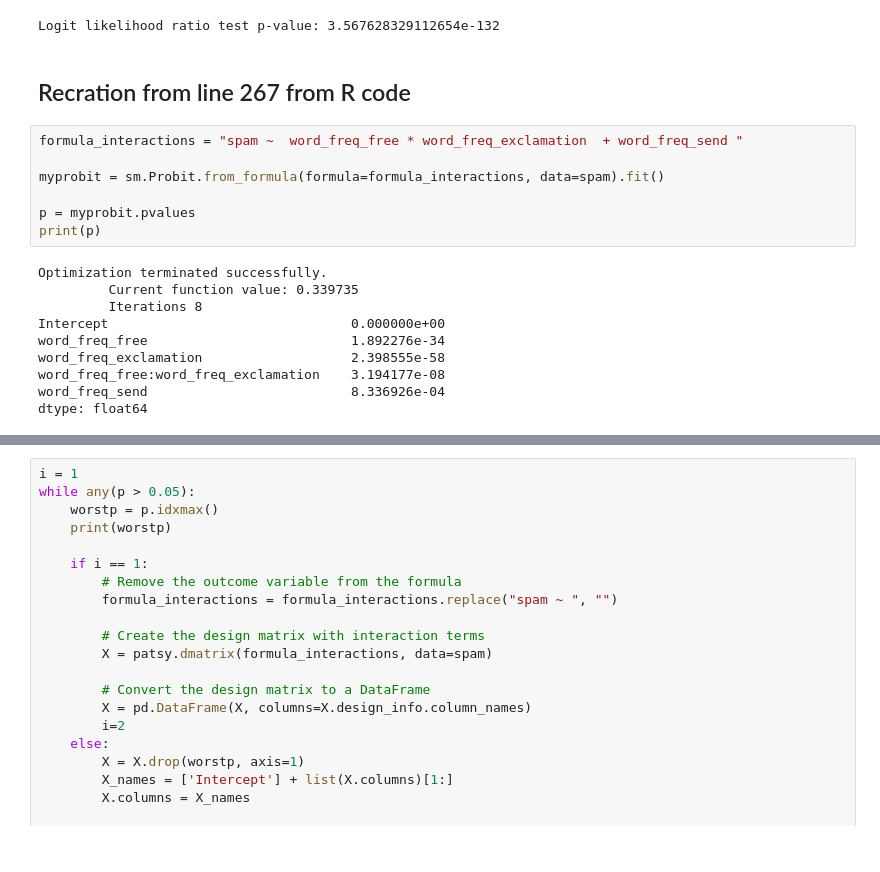
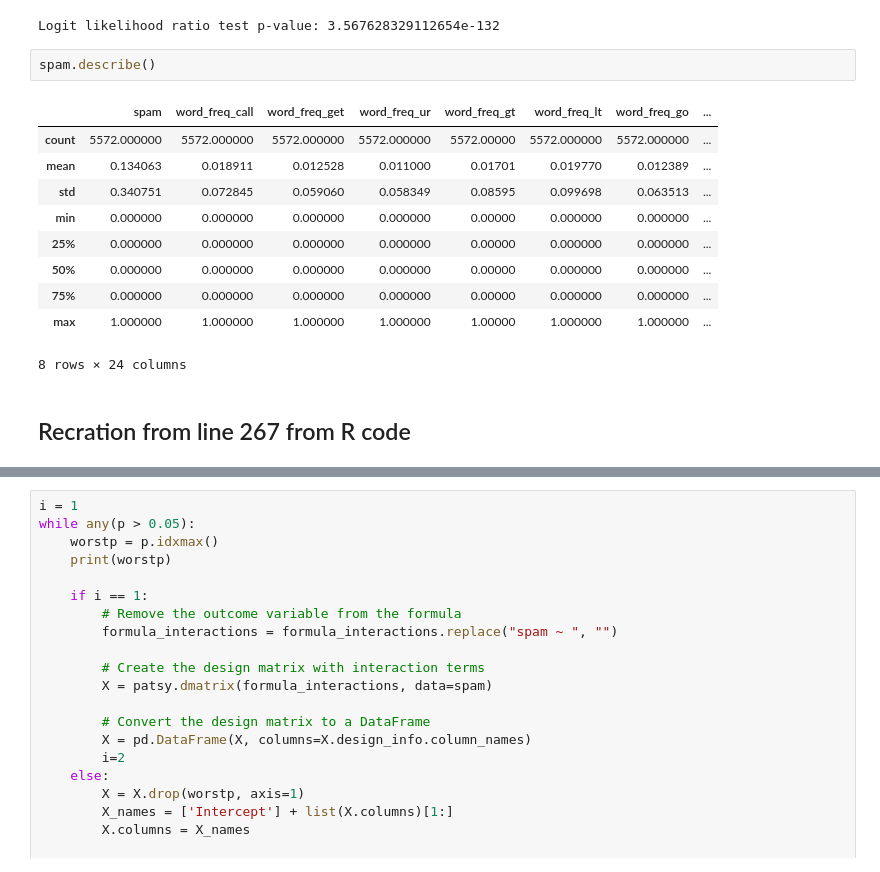
Before and after one commit to sunnyline99/RR_Project, a Jupyter notebook: Updated Research/Research_codes_reproduce_new_data.ipynb, the cells around one changed output, grey strips where cells are left out. Saved outputs shown, nothing was run; the diff lists cells and outputs as text.

```diff
--- a/Updated Research/Research_codes_reproduce_new_data.ipynb
+++ b/Updated Research/Research_codes_reproduce_new_data.ipynb
@@ -361,22 +480,18 @@ logit_lrtest = stats.chi2.sf(2 * (mylogit.llf - null_logit.llf), 1)
 print("Logit likelihood ratio test p-value:", logit_lrtest)
 # %% [output]
 Logit likelihood ratio test p-value: 3.567628329112654e-132
+# %%
+spam.describe()
+# %% [output]
+|  | spam | word_freq_call | word_freq_get | word_freq_ur | word_freq_gt | word_freq_lt | word_freq_go | ... |
+| count | 5572.000000 | 5572.000000 | 5572.000000 | 5572.000000 | 5572.00000 | 5572.000000 | 5572.000000 | ... |
+| mean | 0.134063 | 0.018911 | 0.012528 | 0.011000 | 0.01701 | 0.019770 | 0.012389 | ... |
+| std | 0.340751 | 0.072845 | 0.059060 | 0.058349 | 0.08595 | 0.099698 | 0.063513 | ... |
+| min | 0.000000 | 0.000000 | 0.000000 | 0.000000 | 0.00000 | 0.000000 | 0.000000 | ... |
+| 25% | 0.000000 | 0.000000 | 0.000000 | 0.000000 | 0.00000 | 0.000000 | 0.000000 | ... |
+| 50% | 0.000000 | 0.000000 | 0.000000 | 0.000000 | 0.00000 | 0.000000 | 0.000000 | ... |
+| 75% | 0.000000 | 0.000000 | 0.000000 | 0.000000 | 0.00000 | 0.000000 | 0.000000 | ... |
+| max | 1.000000 | 1.000000 | 1.000000 | 1.000000 | 1.00000 | 1.000000 | 1.000000 | ... |
+8 rows × 24 columns
 # %% [markdown]
 ## Recration from line 267 from R code
-# %%
-formula_interactions = "spam ~  word_freq_free * word_freq_exclamation  + word_freq_send "
-
-myprobit = sm.Probit.from_formula(formula=formula_interactions, data=spam).fit()
-
-p = myprobit.pvalues
-print(p)
-# %% [output]
-Optimization terminated successfully.
-         Current function value: 0.339735
-         Iterations 8
-Intercept                               0.000000e+00
-word_freq_free                          1.892276e-34
-word_freq_exclamation                   2.398555e-58
-word_freq_free:word_freq_exclamation    3.194177e-08
-word_freq_send                          8.336926e-04
-dtype: float64
```
Also changed, not shown: parts of 35 cells of this notebook.
